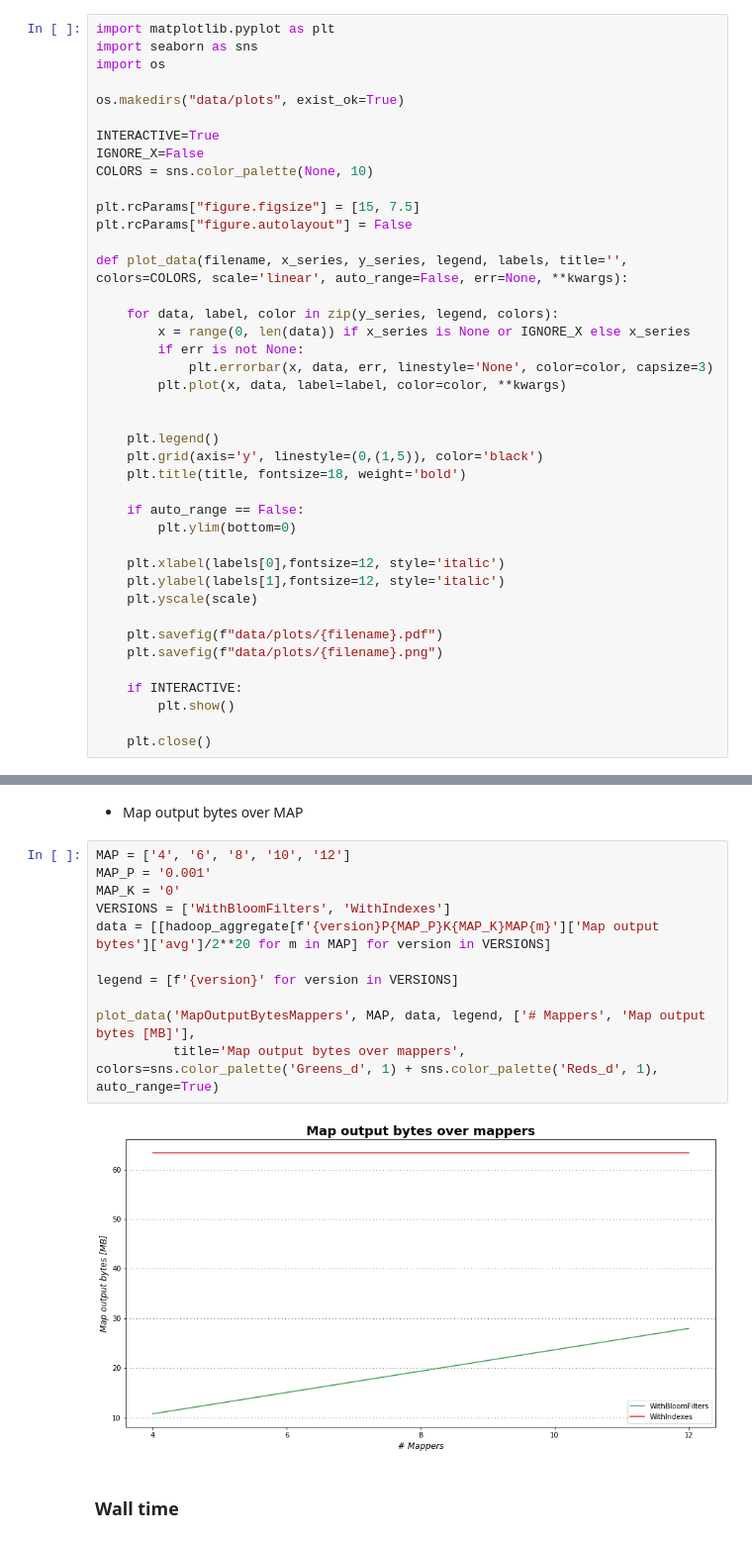
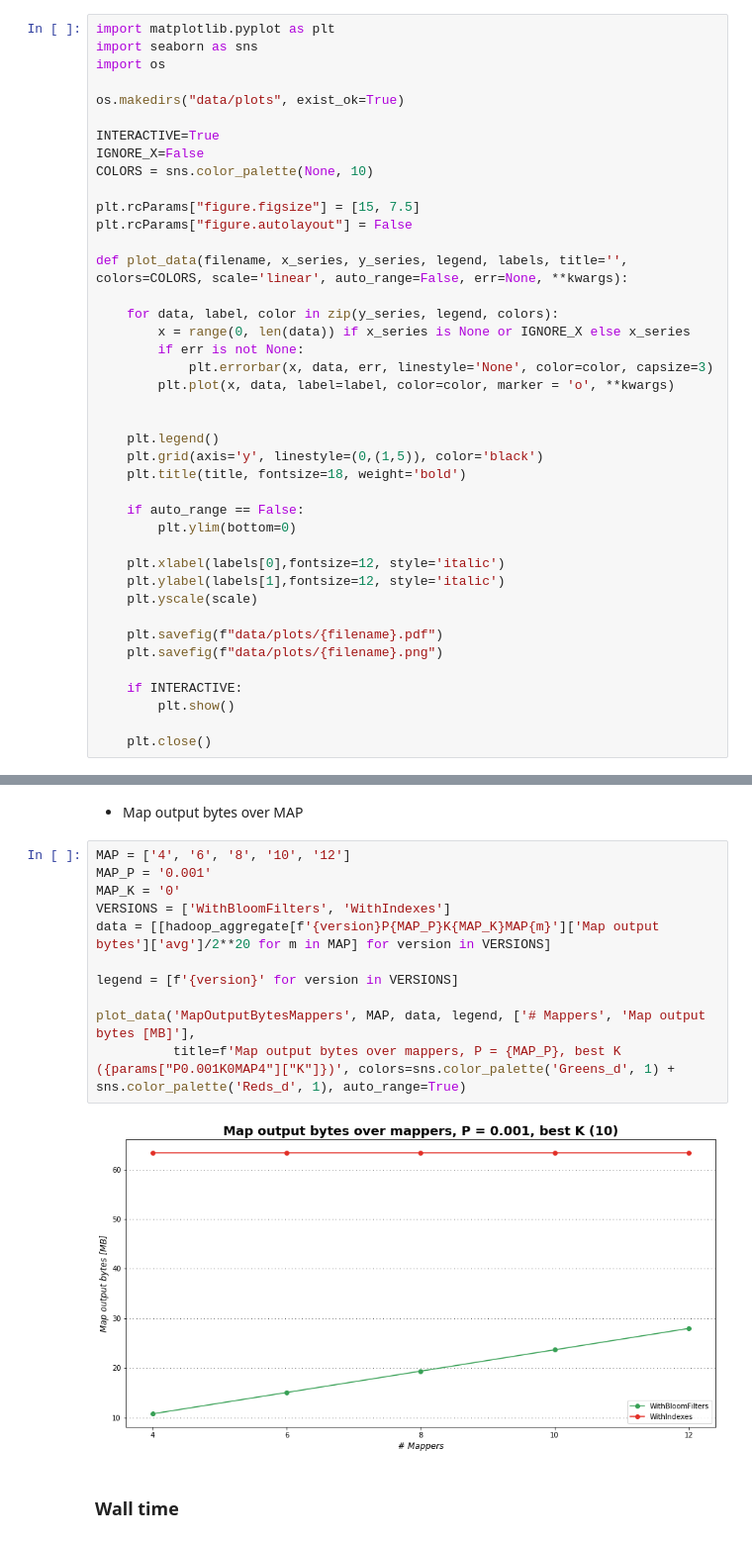
Before and after one commit to MPinna/MapReduceBloomFilter, a Jupyter notebook: dataAnalysis/data_analysis.ipynb, the cells around one changed output, grey strips where cells are left out. Shown at 99% size. Drawn from its saved outputs; the diff is of its cells as text.

```diff
--- a/dataAnalysis/data_analysis.ipynb
+++ b/dataAnalysis/data_analysis.ipynb
@@ -199,7 +197,7 @@ def plot_data(filename, x_series, y_series, legend, labels, title='', colors=COL
         x = range(0, len(data)) if x_series is None or IGNORE_X else x_series
         if err is not None:
             plt.errorbar(x, data, err, linestyle='None', color=color, capsize=3)
-        plt.plot(x, data, label=label, color=color, **kwargs)
+        plt.plot(x, data, label=label, color=color, marker = 'o', **kwargs)
 
 
     plt.legend()
@@ -346,16 +345,16 @@ plot_data('MapOutputBytesM_bestK', M, data, legend, ['Bitarray [MB]', 'Map outpu
 # %%
 MAP = ['4', '6', '8', '10', '12']
 MAP_P = '0.001'
 MAP_K = '0'
 VERSIONS = ['WithBloomFilters', 'WithIndexes']
 data = [[hadoop_aggregate[f'{version}P{MAP_P}K{MAP_K}MAP{m}']['Map output bytes']['avg']/2**20 for m in MAP] for version in VERSIONS]
 
 legend = [f'{version}' for version in VERSIONS]
 
 plot_data('MapOutputBytesMappers', MAP, data, legend, ['# Mappers', 'Map output bytes [MB]'],
-          title='Map output bytes over mappers', colors=sns.color_palette('Greens_d', 1) + sns.color_palette('Reds_d', 1), auto_range=True)
+          title=f'Map output bytes over mappers, P = {MAP_P}, best K ({params["P0.001K0MAP4"]["K"]})', colors=sns.color_palette('Greens_d', 1) + sns.color_palette('Reds_d', 1), auto_range=True)
 # %% [output]
-[figure, old version]
+[figure, new version]
 # %% [markdown]
 ### Wall time
 # %% [markdown]
```
Also changed, not shown: parts of 12 cells of this notebook, 12 other files.
